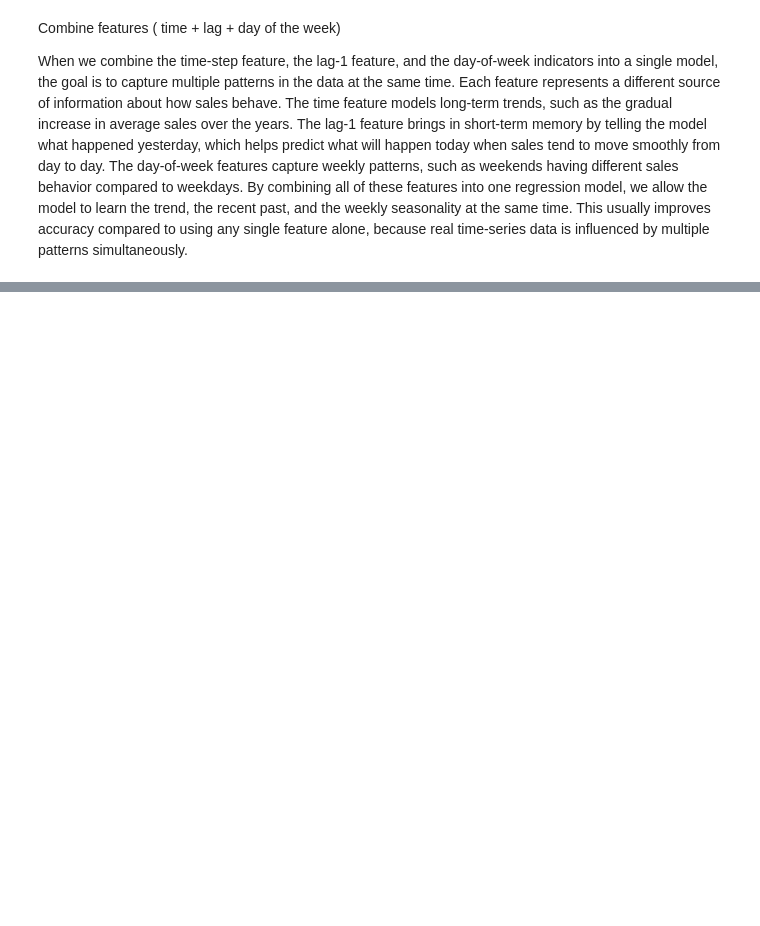
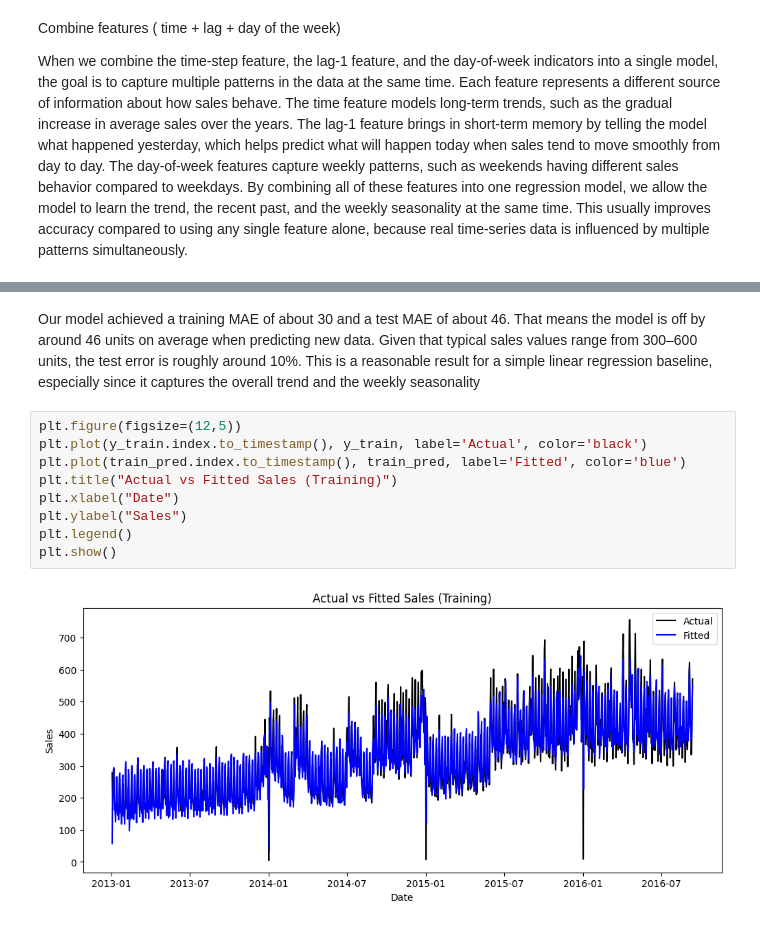
Before and after one commit to pstat197/vignette-linearregression-ts, a Jupyter notebook: vignette.ipynb, the cells around one changed output, grey strips where cells are left out. Saved outputs shown, nothing was run; the diff lists cells and outputs as text; blank space fills up the shorter version.

```diff
--- a/vignette.ipynb
+++ b/vignette.ipynb
@@ -209 +129,14 @@ test_pred = model.predict(df_test)
+# %% [markdown]
+Our model achieved a training MAE of about 30 and a test MAE of about 46. That means the model is off by around 46 units on average when predicting new data. Given that typical sales values range from 300–600 units, the test error is roughly around 10%. This is a reasonable result for a simple linear regression baseline, especially since it captures the overall trend and the weekly seasonality
+# %%
+plt.figure(figsize=(12,5))
+plt.plot(y_train.index.to_timestamp(), y_train, label='Actual', color='black')
+plt.plot(train_pred.index.to_timestamp(), train_pred, label='Fitted', color='blue')
+plt.title("Actual vs Fitted Sales (Training)")
+plt.xlabel("Date")
+plt.ylabel("Sales")
+plt.legend()
+plt.show()
+# %% [output]
+[figure, added]
 # %%
```
Also changed, not shown: parts of 26 cells of this notebook.
